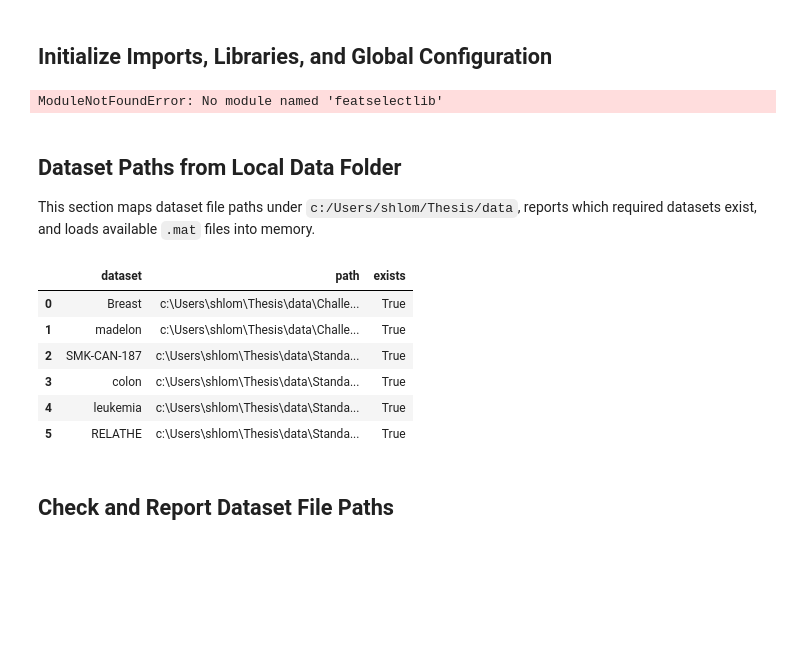
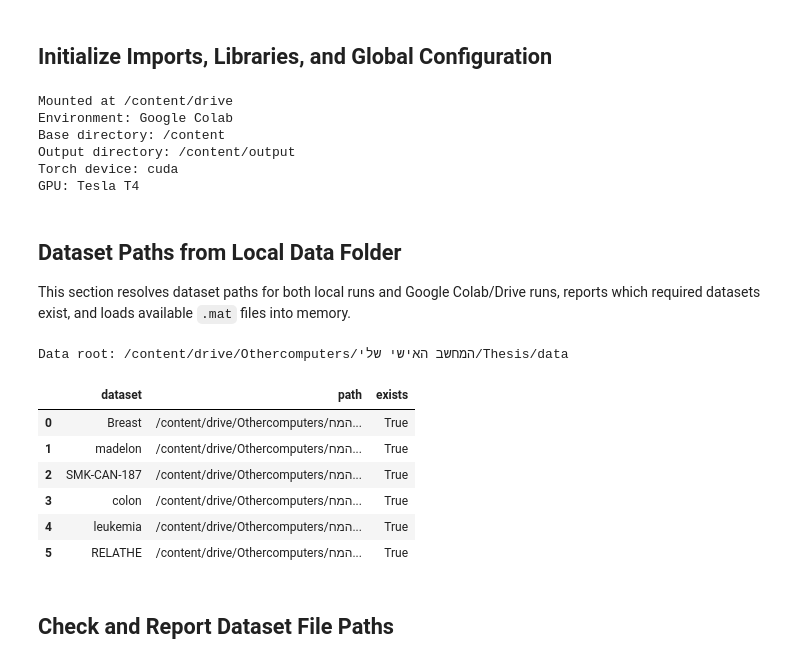
Before and after one commit to shlomiez/Tabular-Datasets-Benchmark-hub, a Jupyter notebook: main.ipynb, the cells around one changed output. Saved outputs shown, nothing was run; the diff lists cells and outputs as text; code cells hidden in the pictures; blank space fills up the shorter version.

```diff
--- a/main.ipynb
+++ b/main.ipynb
@@ -25,6 +25,7 @@ import collections as _collections
 import hashlib
 import os
 import random
+import sys
 from pathlib import Path
 from typing import Any, Dict, Mapping, MutableMapping, Sequence, Tuple
 from collections import abc as _collections_abc
@@ -42,46 +43,86 @@ for _alias in ("Callable", "Iterable", "Mapping", "MutableMapping", "Sequence",
     if not hasattr(_collections, _alias):
         setattr(_collections, _alias, getattr(_collections_abc, _alias))
 
-from featselectlib.supervised_feature_selection.Lspin import DataSetMeta, Lspin
-from featselectlib.supervised_feature_selection.stg.python.stg import STG
+try:
+    import google.colab  # type: ignore
+    IN_COLAB = True
+except Exception:
+    IN_COLAB = False
+
+if IN_COLAB:
+    from google.colab import drive  # type: ignore
+    drive.mount("/content/drive", force_remount=False)
+
+PROJECT_DIR_CANDIDATES = [
+    Path.cwd(),
+    Path("/content/FeatureSelect-Benchmark-Hub"),
+    Path("/content/drive/MyDrive/Thesis/FeatureSelect-Benchmark-Hub"),
+]
+BASE_DIR = next((p for p in PROJECT_DIR_CANDIDATES if p.exists()), Path.cwd())
+os.chdir(BASE_DIR)
+
+try:
+    from featselectlib.supervised_feature_selection.Lspin import DataSetMeta, Lspin
+    from featselectlib.supervised_feature_selection.stg.python.stg import STG
+except ModuleNotFoundError as exc:
+    raise ModuleNotFoundError(
+        "Missing dependency 'featselectlib'. Install it first (for example in Colab: !pip install featselectlib)."
+    ) from exc
 
 DEFAULT_DATASET_NAMES = ("Breast", "madelon", "SMK-CAN-187", "colon", "leukemia", "RELATHE")
-BASE_DIR = Path.cwd()
 OUTPUT_DIR = BASE_DIR / "output"
 OUTPUT_DIR.mkdir(parents=True, exist_ok=True)
 
 SEED = 42
+DEVICE = torch.device("cuda" if torch.cuda.is_available() else "cpu")
+print(f"Environment: {'Google Colab' if IN_COLAB else 'Local'}")
 print(f"Base directory: {BASE_DIR}")
 print(f"Output directory: {OUTPUT_DIR}")
+print(f"Torch device: {DEVICE}")
+if torch.cuda.is_available():
+    print(f"GPU: {torch.cuda.get_device_name(0)}")
 # %% [output]
-ModuleNotFoundError: No module named 'featselectlib'
+Mounted at /content/drive
+Environment: Google Colab
+Base directory: /content
+Output directory: /content/output
+Torch device: cuda
+GPU: Tesla T4
 # %% [markdown]
 ## Dataset Paths from Local Data Folder
 
-This section maps dataset file paths under `c:/Users/shlom/Thesis/data`, reports which required datasets exist, and loads available `.mat` files into memory.
+This section resolves dataset paths for both local runs and Google Colab/Drive runs, reports which required datasets exist, and loads available `.mat` files into memory.
 # %%
-DATA_ROOT = Path(r"c:/Users/shlom/Thesis/data")
+data_root_candidates = [
+    BASE_DIR.parent / "data",
+    Path(r"c:/Users/shlom/Thesis/data"),
+    Path("/content/drive/Othercomputers/המחשב האישי שלי/Thesis/data"),
+    Path("/content/drive/MyDrive/data"),
+]
+DATA_ROOT = next((p for p in data_root_candidates if p.exists()), data_root_candidates[0])
+print(f"Data root: {DATA_ROOT}")
 DATASET_PATHS = {
     "Breast": DATA_ROOT / "Challenging Data Collections" / "Unaltered Data Sources" / "Breast.mat",
     "madelon": DATA_ROOT / "Challenging Data Collections" / "Unaltered Data Sources" / "madelon.mat",
     "SMK-CAN-187": DATA_ROOT / "Standard Difficulty Data Collections" / "scikit-feature" /  "SMK-CAN-187.mat",
     "colon": DATA_ROOT / "Standard Difficulty Data Collections" / "scikit-feature" /  "colon.mat",
     "leukemia": DATA_ROOT / "Standard Difficulty Data Collections" / "scikit-feature" /  "leukemia.mat",
     "RELATHE": DATA_ROOT / "Standard Difficulty Data Collections" / "scikit-feature" / "RELATHE.mat",
 }
 
 path_status_df = pd.DataFrame(
     [{"dataset": name, "path": str(path), "exists": path.exists()} for name, path in DATASET_PATHS.items()]
 )
 display(path_status_df)
 # %% [output]
+Data root: /content/drive/Othercomputers/המחשב האישי שלי/Thesis/data
 |  | dataset | path | exists |
-| 0 | Breast | c:\Users\shlom\Thesis\data\Challe... | True |
-| 1 | madelon | c:\Users\shlom\Thesis\data\Challe... | True |
-| 2 | SMK-CAN-187 | c:\Users\shlom\Thesis\data\Standa... | True |
-| 3 | colon | c:\Users\shlom\Thesis\data\Standa... | True |
-| 4 | leukemia | c:\Users\shlom\Thesis\data\Standa... | True |
-| 5 | RELATHE | c:\Users\shlom\Thesis\data\Standa... | True |
+| 0 | Breast | /content/drive/Othercomputers/המח... | True |
+| 1 | madelon | /content/drive/Othercomputers/המח... | True |
+| 2 | SMK-CAN-187 | /content/drive/Othercomputers/המח... | True |
+| 3 | colon | /content/drive/Othercomputers/המח... | True |
+| 4 | leukemia | /content/drive/Othercomputers/המח... | True |
+| 5 | RELATHE | /content/drive/Othercomputers/המח... | True |
 # %% [markdown]
 ## Check and Report Dataset File Paths
 # %%
```
Also changed, not shown: parts of 4 cells of this notebook.
